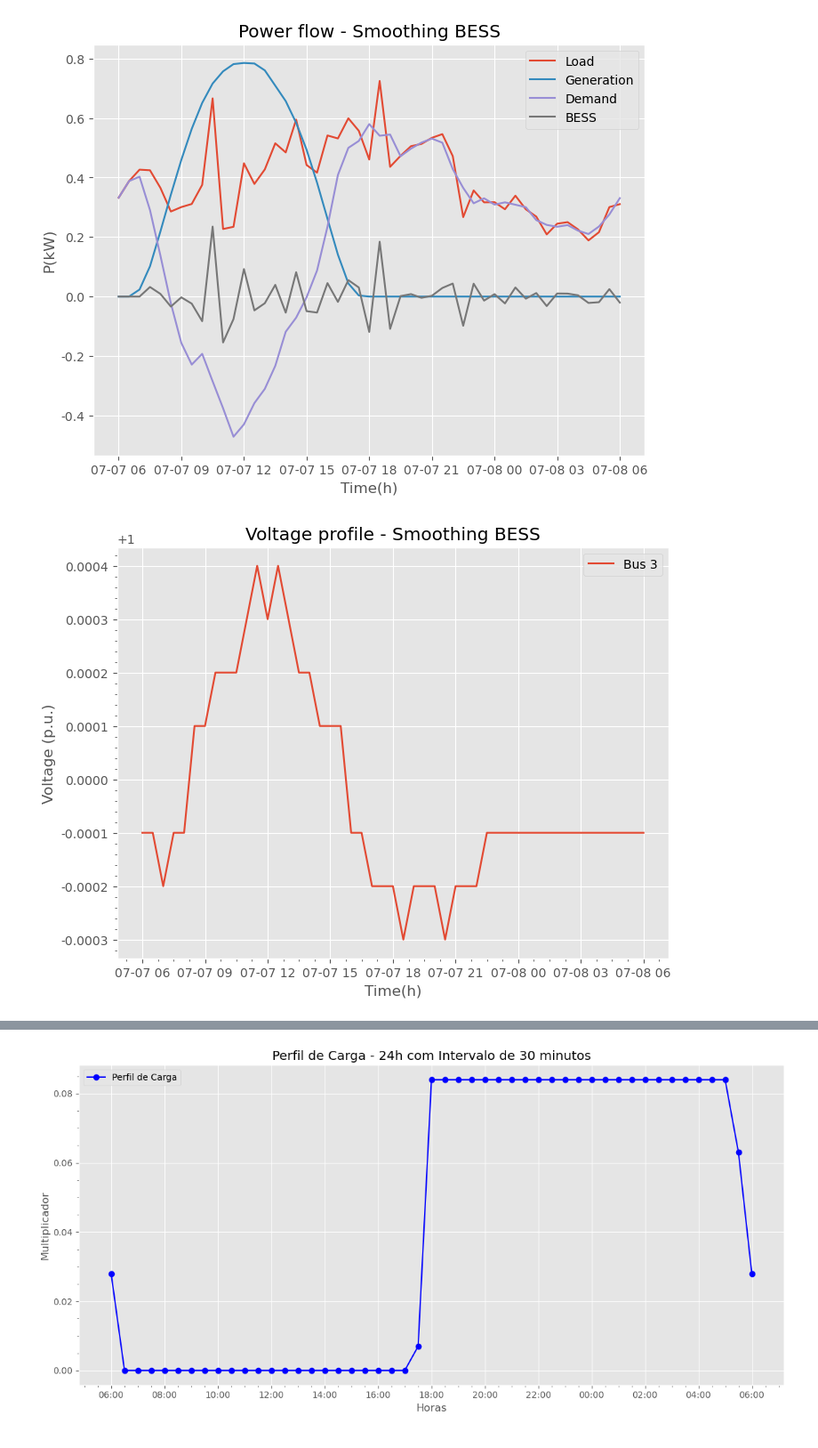
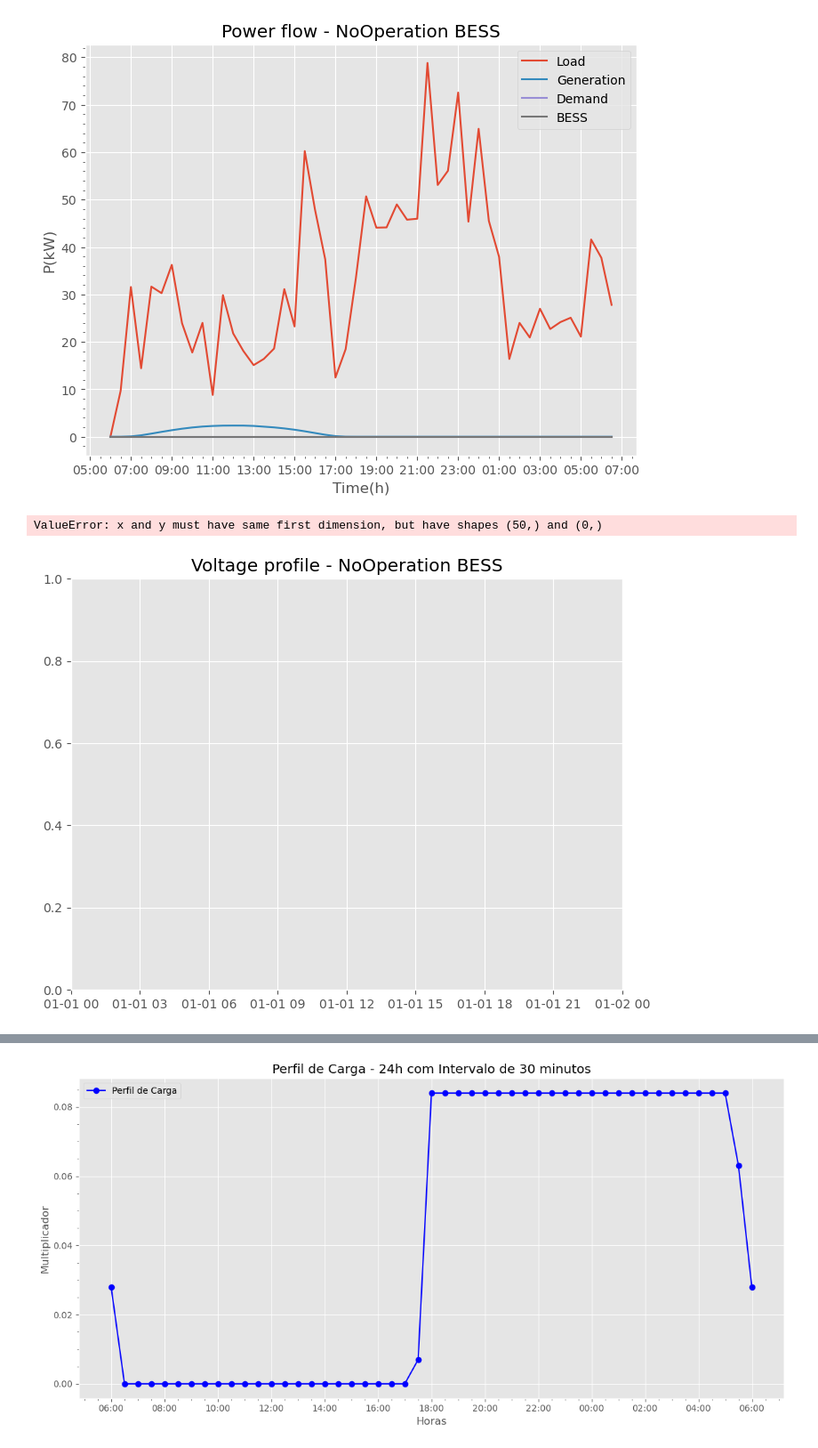
Before and after one commit to JCARNEIROX/GridFlexPy, a Jupyter notebook: visualize_data.ipynb, the cells around one changed output, grey strips where cells are left out. Shown: that part at 89% size. Saved outputs shown, nothing was run; the diff lists cells and outputs as text; code cells hidden in the pictures.

```diff
--- a/visualize_data.ipynb
+++ b/visualize_data.ipynb
@@ -26,7 +26,7 @@ output_img = os.getcwd() + '/data/output/img/'
 path_generators = os.getcwd() + '/data/generators_profiles/'
 # %%
 # Read the data
-kind = 'Smoothing'
+kind = 'NoOperation'
 bess_bus = 1
 if  not kind == 'NoOperation':
     load = pd.read_csv(output_csv + 'load/' f'load_{kind}_bus{bess_bus}_year.csv')
@@ -34,13 +34,13 @@ if  not kind == 'NoOperation':
     demand = pd.read_csv(output_csv + 'demand/' f'demand_{kind}_bus{bess_bus}_year.csv')
     bess_df = pd.read_csv(output_csv + 'bess/' f'bess_powers_{kind}_bus{bess_bus}_year.csv')
 else:
-    load = pd.read_csv(output_csv + 'load/' f'load_{kind}_year.csv')
-    generation = pd.read_csv(output_csv + 'generation/' f'generation_{kind}_year.csv')
-    demand = pd.read_csv(output_csv + 'demand/' f'demand_{kind}_year.csv')
-    bess_df = pd.read_csv(output_csv + 'bess/' f'bess_powers_{kind}_year.csv')
+    load = pd.read_csv(output_csv + 'load/' f'load_{kind}.csv')
+    generation = pd.read_csv(output_csv + 'generation/' f'generation_{kind}.csv')
+    demand = pd.read_csv(output_csv + 'demand/' f'demand_{kind}.csv')
+    bess_df = pd.read_csv(output_csv + 'bess/' f'bess_powers_{kind}.csv')
 
 # Read the file and
-name_spreadsheet = 'teste_sheet.xlsx' # Name of your spreadsheet with parameters of the system in directory data/spreadsheets
+name_spreadsheet = 'sheet_IEEE13Node.xlsx' # Name of your spreadsheet with parameters of the system in directory data/spreadsheets
 file_contents = read_file_xlsx(path_xlsx+name_spreadsheet)
 general_informations = file_contents['General']
 general_informations = get_informations(general_informations)
@@ -51,36 +51,36 @@ time = pd.date_range(date_ini, date_end, freq=str(interval) + 'T')
 # %%
 #Extract the timestep from power_df
 load = load['P(kW)'][:len(time)]
 generation = generation['P(kW)'][:len(time)]
 demand_bess = demand['P(kW)'][:len(time)]
 bess_power = bess_df.loc[:, 'P(kW)'][:len(time)]
 
 #Plot the data
 fig = plt.figure(figsize=(8,6))
 plt.title(f'Power flow - {kind} BESS')
 plt.plot(time, load, label='Load')
 plt.plot(time, generation, label='Generation')
 plt.plot(time, demand_bess, label='Demand')
 plt.plot(time, bess_power, label='BESS')
 plt.legend()
 plt.xlabel('Time(h)')
 plt.ylabel('P(kW)')
 plt.grid(True)
 
-# # Format the x axis to display readable times
-# plt.gca().xaxis.set_major_formatter(mdates.DateFormatter('%H:%M'))  # Hour:minute format
-# plt.gca().xaxis.set_major_locator(mdates.HourLocator(interval=2))  # Can change the interval of the major ticks
-# plt.minorticks_on()
+# Format the x axis to display readable times
+plt.gca().xaxis.set_major_formatter(mdates.DateFormatter('%H:%M'))  # Hour:minute format
+plt.gca().xaxis.set_major_locator(mdates.HourLocator(interval=2))  # Can change the interval of the major ticks
+plt.minorticks_on()
 
 # save_fig(fig,'power_bess_smoothing',output_img)
 # %% [output]
-[figure, old version]
+[figure, new version]
 # %%
 # read the linePU_voltage dataframe
 if not kind == 'NoOperation':
     linePU_voltage = pd.read_csv(output_csv + 'bus_voltage/' f'bus_voltage_df_{kind}_bus{bess_bus}_year.csv')
 else:
-    linePU_voltage = pd.read_csv(output_csv + 'bus_voltage/' f'bus_voltage_df_{kind}_year.csv')
+    linePU_voltage = pd.read_csv(output_csv + 'bus_voltage/' f'bus_voltage_df_{kind}.csv')
 
 # Extract voltage profile where Bus == source_bus
 bus_001 = linePU_voltage.loc[linePU_voltage['Bus'] == 'bus_001', 'Voltage (p.u.)'][:len(time)]
@@ -105,7 +105,8 @@ plt.legend()
 # plt.gca().xaxis.set_major_locator(mdates.HourLocator(interval=2))  # Can change the interval of the major ticks
 plt.minorticks_on()
 # %% [output]
+ValueError: x and y must have same first dimension, but have shapes (50,) and (0,)
-[figure, old version]
+[figure, new version]
 # %%
 bes_energy = bess_df.loc[:, 'E(kWh)'][:len(time)]
 
```
Also changed, not shown: parts of 5 cells of this notebook, 16 other files.
